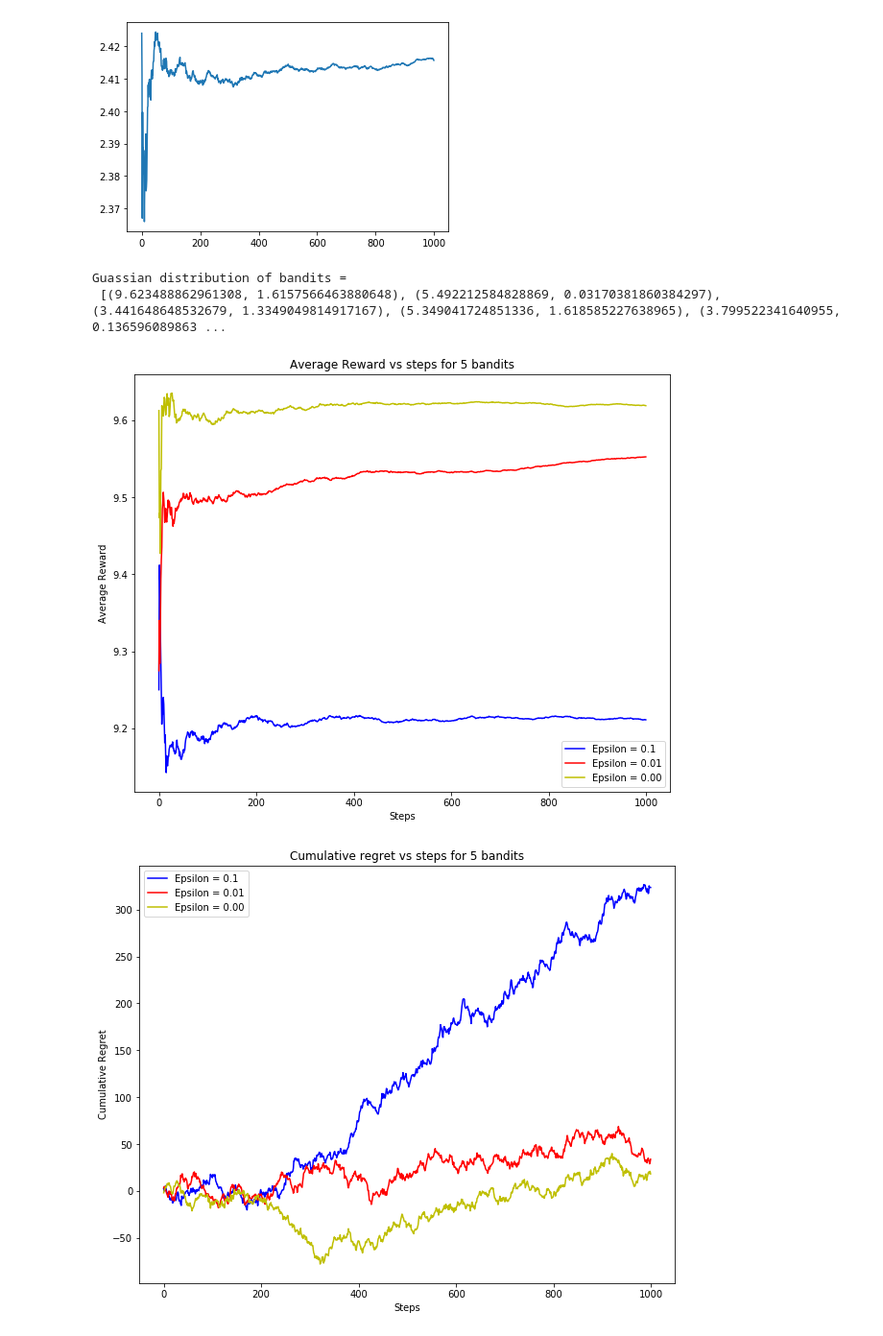
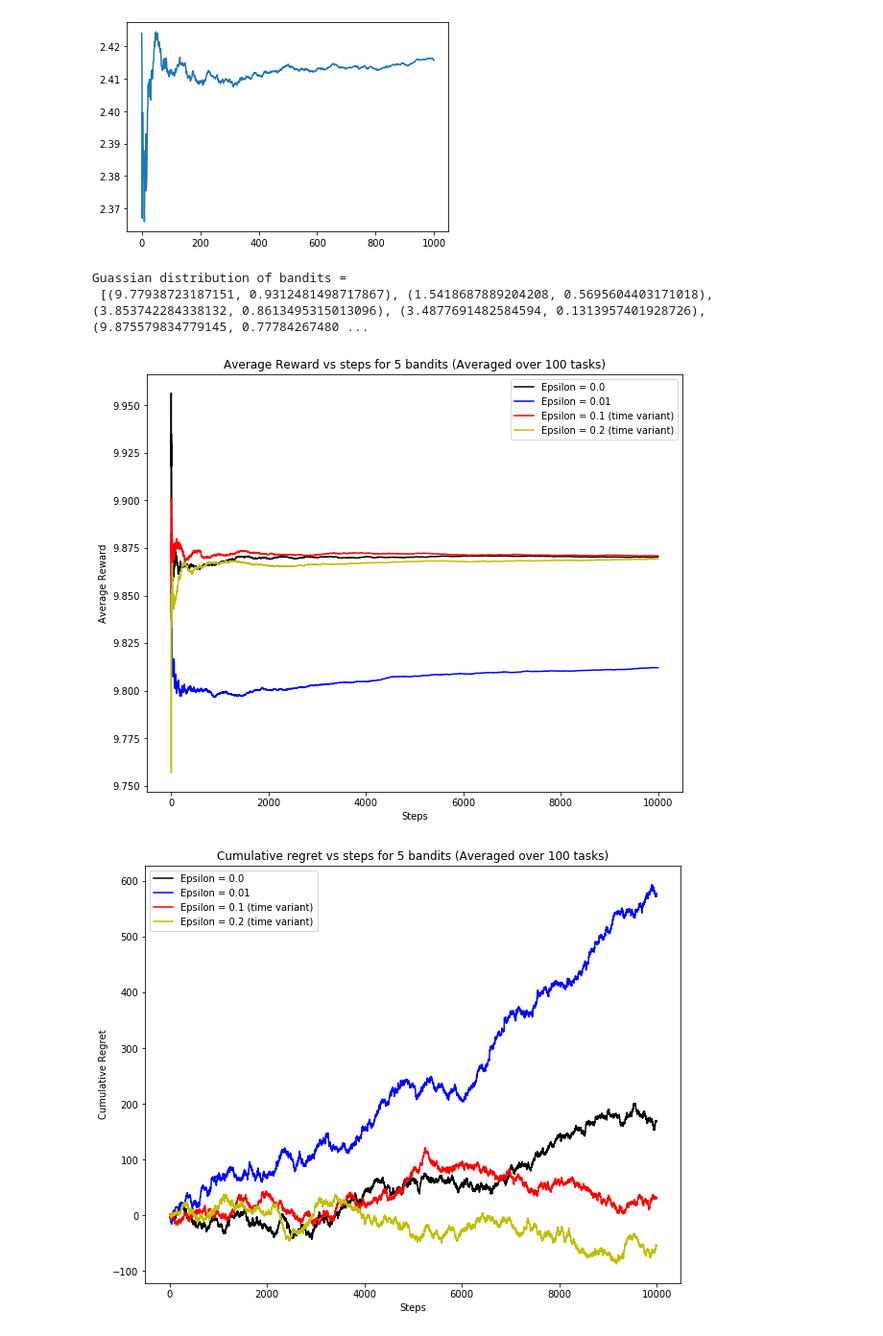
Before and after one commit to keya-desai/Multi-armed-bandit-problem-using-Q-networks, a Jupyter notebook: Code/guassian bandits refactored.ipynb, the cells around one changed output. Shown at 96% size. Drawn from its saved outputs; the diff is of its cells as text; code cells hidden in the pictures.

```diff
--- a/Code/guassian bandits refactored.ipynb
+++ b/Code/guassian bandits refactored.ipynb
@@ -138,6 +129,0 @@ Guassian distribution of bandits =
-# %%
-k = 10
-n = 1000
-bandit = Bandit(k)
-
-print("Guassian distribution of bandits = \n", bandit.mean_sd_list)
@@ -161,12 +129,0 @@ Initial estimate =  [3.6986594249804066, 6.154712659354619, 4.12915034331547, 8.
-# %%
-plt.figure(figsize = (10, 8))
-i = 0
-for s in solvers:
-    plt.plot(s.avg_reward_list, color = color[i], label = labels[i])
-    i += 1
-
-plt.xlabel("Steps")
-plt.ylabel("Average Reward")
-plt.legend()
-plt.title("Average Reward vs steps for {} bandits".format(k))
-plt.show()
@@ -175,12 +129,0 @@ plt.show()
-# %%
-plt.figure(figsize = (10, 8))
-i = 0
-for s in solvers:
-    plt.plot(s.cumulative_regret_list, color = color[i], label = labels[i])
-    i += 1
-
-plt.xlabel("Steps")
-plt.ylabel("Cumulative Regret")
-plt.legend()
-plt.title("Cumulative regret vs steps for {} bandits".format(k))
-plt.show()
@@ -205,21 +201,22 @@ Guassian distribution of bandits =
 [figure]
 # %%
 k = 5
-n = 1000
+n = 10000
 avg_over = 100
 bandit = Bandit(k)
 
 print("Guassian distribution of bandits = \n", bandit.mean_sd_list)
 
-colors = ['b', 'r', 'y', 'c', 'k']
-labels = ['Epsilon = 0.1', 'Epsilon = 0.01', 'Epsilon = 0.00']
+colors = ['k', 'b', 'r', 'y']
+labels = ['Epsilon = 0.0', 'Epsilon = 0.01', 'Epsilon = 0.1 (time variant)', 'Epsilon = 0.2 (time variant)']
 
-solvers = [EpsilonGreedy(bandit, epsilon = 0.1, init_trials = 1, time_variant_epsilon = False),
+solvers = [EpsilonGreedy(bandit, epsilon = 0.0, init_trials = 1, time_variant_epsilon = False),
           EpsilonGreedy(bandit, epsilon = 0.01, init_trials = 1, time_variant_epsilon = False),
-          EpsilonGreedy(bandit, epsilon = 0.00, init_trials = 1, time_variant_epsilon = False)]
+          EpsilonGreedy(bandit, epsilon = 0.1, init_trials = 1, time_variant_epsilon = True),
+          EpsilonGreedy(bandit, epsilon = 0.2, init_trials = 1, time_variant_epsilon = True)]
 # %% [output]
 Guassian distribution of bandits =
- [(9.623488862961308, 1.6157566463880648), (5.492212584828869, 0.03170381860384297), (3.441648648532679, 1.3349049814917167), (5.349041724851336, 1.618585227638965), (3.799522341640955, 0.136596089863 ...
+ [(9.77938723187151, 0.9312481498717867), (1.5418687889204208, 0.5695604403171018), (3.853742284338132, 0.8613495315013096), (3.4877691482584594, 0.1313957401928726), (9.875579834779145, 0.77784267480 ...
 # %%
 avg_list = []
 for s in solvers:
@@ -228,26 +225,26 @@ for s in solvers:
 # %%
 plt.figure(figsize = (10, 8))
 for i, l in enumerate(avg_list):
-    plt.plot(l, color = color[i], label = labels[i])
+    plt.plot(l, color = colors[i], label = labels[i])
 
 plt.xlabel("Steps")
 plt.ylabel("Average Reward")
 plt.legend()
-plt.title("Average Reward vs steps for {} bandits".format(k))
+plt.title("Average Reward vs steps for {} bandits (Averaged over {} tasks)".format(k, avg_over))
 plt.show()
 # %% [output]
-[figure, old version]
+[figure, new version]
 # %%
 plt.figure(figsize = (10, 8))
 i = 0
 for s in solvers:
-    plt.plot(s.cumulative_regret_list, color = color[i], label = labels[i])
+    plt.plot(s.cumulative_regret_list, color = colors[i], label = labels[i])
     i += 1
 
 plt.xlabel("Steps")
 plt.ylabel("Cumulative Regret")
 plt.legend()
-plt.title("Cumulative regret vs steps for {} bandits".format(k))
+plt.title("Cumulative regret vs steps for {} bandits (Averaged over {} tasks)".format(k, avg_over))
 plt.show()
 # %% [output]
-[figure, old version]
+[figure, new version]
```
Also changed, not shown: parts of 12 cells of this notebook.
